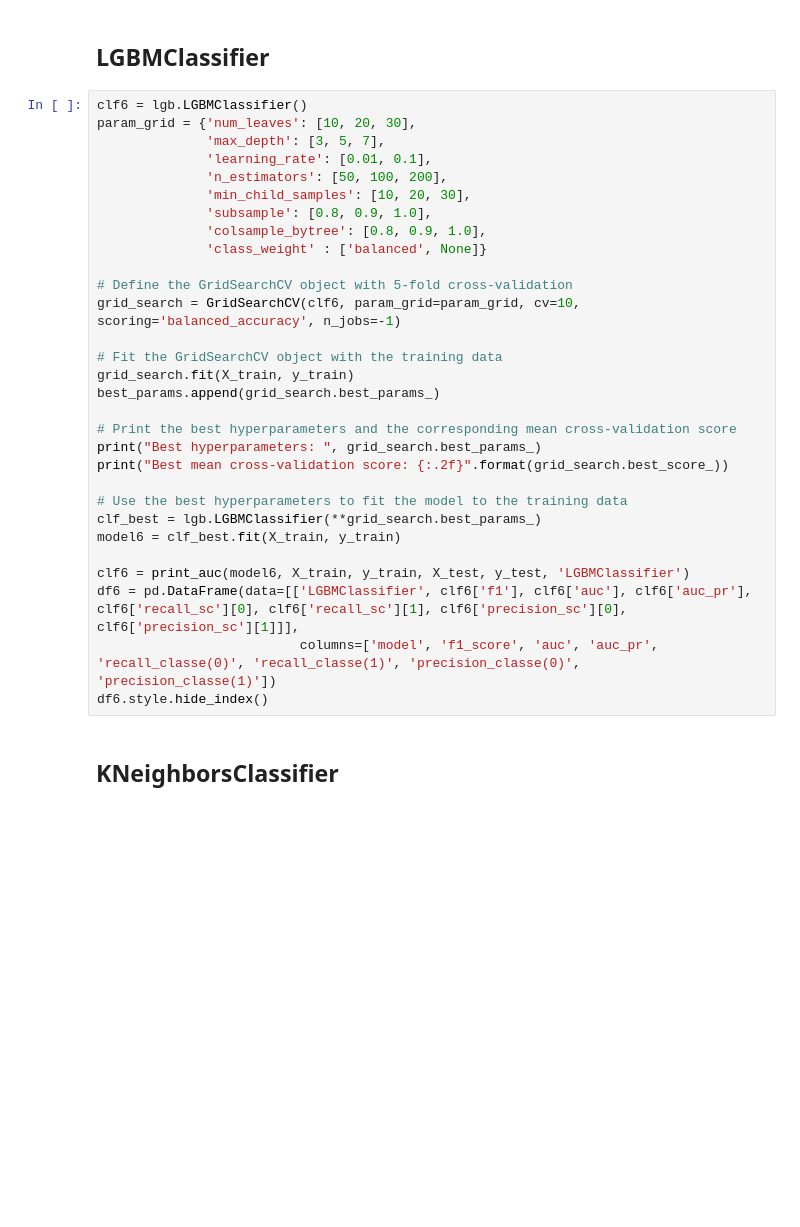
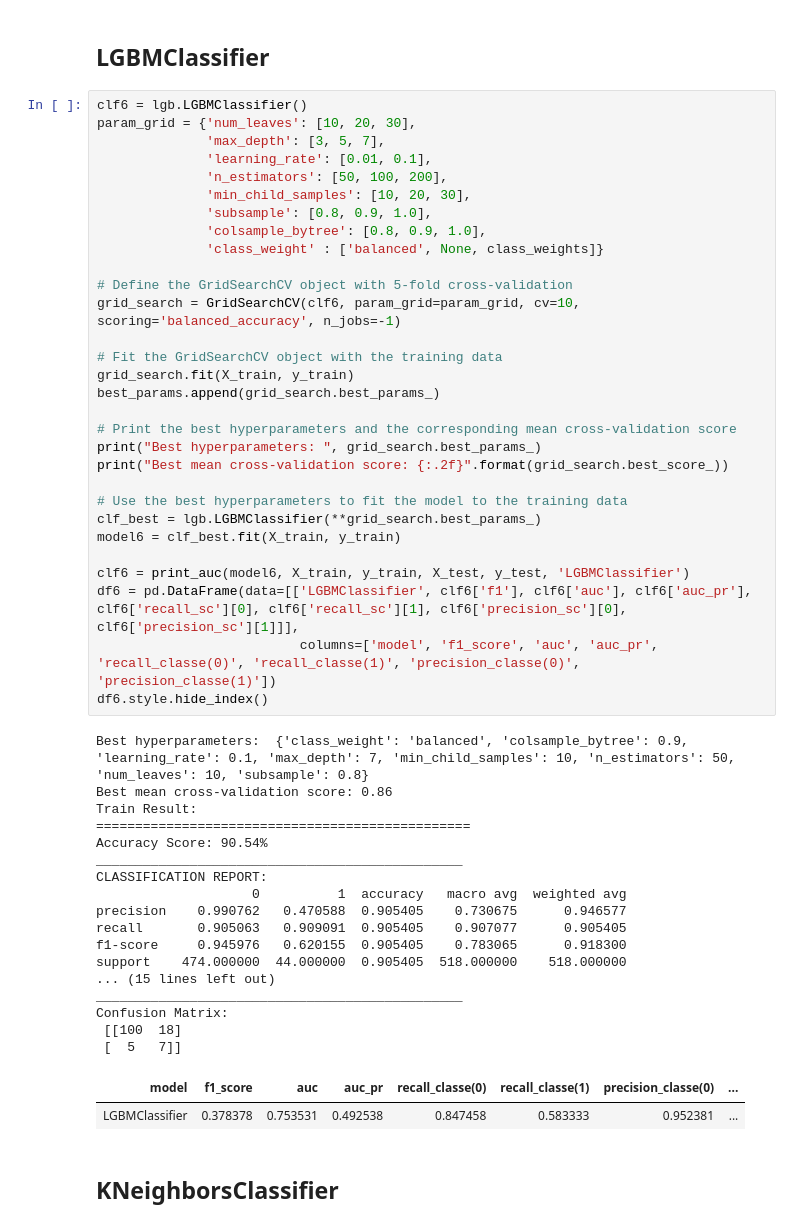
Before and after one commit to mounsifelatouch/cdd, a Jupyter notebook: notebooks/4_cdd_ml_part_4_models_building.ipynb, the cells around one changed output. Saved outputs shown, nothing was run; the diff lists cells and outputs as text; blank space fills up the shorter version.

```diff
--- a/notebooks/4_cdd_ml_part_4_models_building.ipynb
+++ b/notebooks/4_cdd_ml_part_4_models_building.ipynb
@@ -372,33 +524,53 @@ df5.style.hide_index()
 # %%
 clf6 = lgb.LGBMClassifier()
 param_grid = {'num_leaves': [10, 20, 30],
               'max_depth': [3, 5, 7],
               'learning_rate': [0.01, 0.1],
               'n_estimators': [50, 100, 200],
               'min_child_samples': [10, 20, 30],
               'subsample': [0.8, 0.9, 1.0],
               'colsample_bytree': [0.8, 0.9, 1.0],
-              'class_weight' : ['balanced', None]}
+              'class_weight' : ['balanced', None, class_weights]}
 
 # Define the GridSearchCV object with 5-fold cross-validation
 grid_search = GridSearchCV(clf6, param_grid=param_grid, cv=10, scoring='balanced_accuracy', n_jobs=-1)
 
 # Fit the GridSearchCV object with the training data
 grid_search.fit(X_train, y_train)
 best_params.append(grid_search.best_params_)
 
 # Print the best hyperparameters and the corresponding mean cross-validation score
 print("Best hyperparameters: ", grid_search.best_params_)
 print("Best mean cross-validation score: {:.2f}".format(grid_search.best_score_))
 
 # Use the best hyperparameters to fit the model to the training data
 clf_best = lgb.LGBMClassifier(**grid_search.best_params_)
 model6 = clf_best.fit(X_train, y_train)
 
 clf6 = print_auc(model6, X_train, y_train, X_test, y_test, 'LGBMClassifier')
 df6 = pd.DataFrame(data=[['LGBMClassifier', clf6['f1'], clf6['auc'], clf6['auc_pr'], clf6['recall_sc'][0], clf6['recall_sc'][1], clf6['precision_sc'][0], clf6['precision_sc'][1]]],
                           columns=['model', 'f1_score', 'auc', 'auc_pr', 'recall_classe(0)', 'recall_classe(1)', 'precision_classe(0)', 'precision_classe(1)'])
 df6.style.hide_index()
+# %% [output]
+Best hyperparameters:  {'class_weight': 'balanced', 'colsample_bytree': 0.9, 'learning_rate': 0.1, 'max_depth': 7, 'min_child_samples': 10, 'n_estimators': 50, 'num_leaves': 10, 'subsample': 0.8}
+Best mean cross-validation score: 0.86
+Train Result:
+================================================
+Accuracy Score: 90.54%
+_______________________________________________
+CLASSIFICATION REPORT:
+                    0          1  accuracy   macro avg  weighted avg
+precision    0.990762   0.470588  0.905405    0.730675      0.946577
+recall       0.905063   0.909091  0.905405    0.907077      0.905405
+f1-score     0.945976   0.620155  0.905405    0.783065      0.918300
+support    474.000000  44.000000  0.905405  518.000000    518.000000
+... (15 lines left out)
+_______________________________________________
+Confusion Matrix:
+ [[100  18]
+ [  5   7]]
+| model | f1_score | auc | auc_pr | recall_classe(0) | recall_classe(1) | precision_classe(0) | ... |
+| LGBMClassifier | 0.378378 | 0.753531 | 0.492538 | 0.847458 | 0.583333 | 0.952381 | ... |
 # %% [markdown]
 ## **KNeighborsClassifier**
 # %%
```
Also changed, not shown: parts of 75 cells of this notebook.
